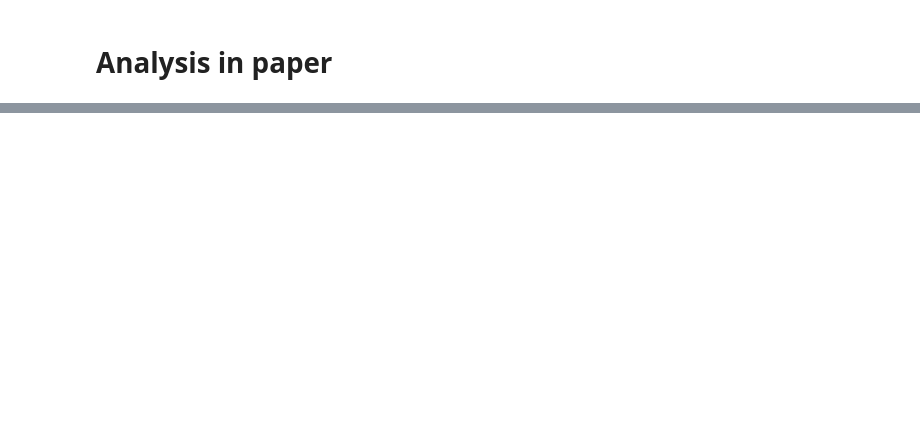
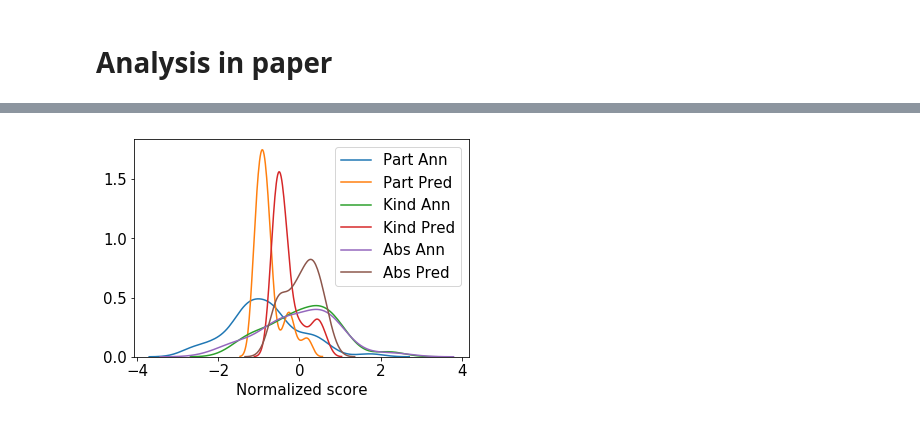
Before and after one commit to mdheller/factslab-python, a Jupyter notebook: bin/genericity_analysis.ipynb, the cells around one changed output, grey strips where cells are left out. Cells and saved outputs as stored; diff of their text form; code cells hidden in the pictures; blank space fills up the shorter version.

```diff
--- a/bin/genericity_analysis.ipynb
+++ b/bin/genericity_analysis.ipynb
@@ -252,2 +308,15 @@ for prop in properties:
 # %% [markdown]
 # Analysis in paper
+# %%
+sigdig = 1
+arg_dev = pd.read_csv('dev_preds_arg.tsv', sep='\t')
+pred_dev = pd.read_csv('dev_preds_pred.tsv', sep='\t')
+
+pron_df = arg_dev[arg_dev['Lemma'].isin(['you', 'they'])]
+print("Pronomial sentences containing you/they with high Is.Kind values\n")
+print(pron_df[pron_df['Is.Kind.Norm'] > 0]['Sentences'].sample(5), "\n")
+
+hyp_df = pred_dev[(pred_dev['Sentences'].str.contains('if'))]
+print("Conditional sentences(with if) with low Is.Hypothetical scores\n")
+print(pred_dev[(pred_dev['Sentences'].str.contains('if ', regex=False)) &
+               (pred_dev['Is.Hypothetical.Pred'] < -0.3)]['Sentences'].sample(5), "\n")
@@ -254,65 +344,16 @@ for prop in properties:
 # %%
-sigdig = 1
-data_arg = pd.read_csv('dev_preds_arg.tsv', sep='\t')
-data_pred = pd.read_csv('dev_preds_pred.tsv', sep='\t')
-
-# Do analysis on argument over here
-# print(data_arg[data_arg['kind.Pred']>1]['kind.Pred'])
-thing_words = data_arg[data_arg['Lemma'].str.contains('thing')]
-# things_words_pred = data_pred[data_pred['Lemma'].str.contains('thing')]
-# print(set(thing_words["Lemma"].tolist()))
+mpl.rcParams.update({'font.size': 15})
+thing_words = arg_dev[arg_dev['Lemma'].str.contains('thing')]
 
 plt.figure()
 sns.distplot(thing_words['Is.Particular.Norm'], hist=False, label='Part Ann').get_figure()
-sns.distplot(thing_words['part.Pred'], hist=False, label='Part Pred').get_figure()
+sns.distplot(thing_words['Is.Particular.Pred'], hist=False, label='Part Pred').get_figure()
 sns.distplot(thing_words['Is.Kind.Norm'], hist=False, label='Kind Ann').get_figure()
-sns.distplot(thing_words['kind.Pred'], hist=False, label='Kind Pred').get_figure()
+sns.distplot(thing_words['Is.Kind.Pred'], hist=False, label='Kind Pred').get_figure()
 sns.distplot(thing_words['Is.Abstract.Norm'], hist=False, label='Abs Ann').get_figure()
-sns.distplot(thing_words['abs.Pred'], hist=False, label='Abs Pred').get_figure()
+sns.distplot(thing_words['Is.Abstract.Pred'], hist=False, label='Abs Pred').get_figure()
 plt.xlabel('Normalized score')
-plt.savefig('things.png', transparent=True)
-
-
-print([(a, len(data_arg[data_arg['POS'] == a])) for a in list(set(data_arg['POS'].tolist()))])
-# R1 and correlation based on POS and gov_rel
-print("\nArg POS")
-for pos in list(set(data_arg['POS'].tolist())):
-    data_new = data_arg[data_arg['POS'] == pos]
-    print(pos, '&', np.round(pearsonr(data_new['Is.Particular.Norm'], data_new['part.Pred'])[0] * 100, sigdig), '&', np.round(r1_score(data_new['Is.Particular.Norm'], data_new['part.Pred']) * 100, sigdig), '&', np.round(pearsonr(data_new['Is.Kind.Norm'], data_new['kind.Pred'])[0] * 100, sigdig), '&', np.round(r1_score(data_new['Is.Kind.Norm'], data_new['kind.Pred']) * 100, sigdig), '&', np.round(pearsonr(data_new['Is.Abstract.Norm'], data_new['abs.Pred'])[0] * 100, sigdig), '&', np.round(r1_score(data_new['Is.Abstract.Norm'], data_new['abs.Pred']) * 100, sigdig), '&', np.round(r1_score(data_new.loc[:, ['Is.Particular.Norm', 'Is.Kind.Norm', 'Is.Abstract.Norm']].values, data_new.loc[:, ['part.Pred', 'kind.Pred', 'abs.Pred']].values) * 100, sigdig), "\\\\")
-
-print([(a, len(data_arg[data_arg['DEPREL'] == a])) for a in list(set(data_arg['DEPREL'].tolist()))])
-print("\nArg DEPREL")
-# R1 and correlation based on POS and gov_rel
-for deprel in list(set(data_arg['DEPREL'].tolist())):
-    data_new = data_arg[data_arg['DEPREL'] == deprel]
-    print(deprel, '&', np.round(pearsonr(data_new['Is.Particular.Norm'], data_new['part.Pred'])[0] * 100, sigdig), '&', np.round(r1_score(data_new['Is.Particular.Norm'], data_new['part.Pred']) * 100, sigdig), '&', np.round(pearsonr(data_new['Is.Kind.Norm'], data_new['kind.Pred'])[0] * 100, sigdig), '&', np.round(r1_score(data_new['Is.Kind.Norm'], data_new['kind.Pred']) * 100, sigdig), '&', np.round(pearsonr(data_new['Is.Abstract.Norm'], data_new['abs.Pred'])[0] * 100, sigdig), '&', np.round(r1_score(data_new['Is.Abstract.Norm'], data_new['abs.Pred']) * 100, sigdig), '&', np.round(r1_score(data_new.loc[:, ['Is.Particular.Norm', 'Is.Kind.Norm', 'Is.Abstract.Norm']].values, data_new.loc[:, ['part.Pred', 'kind.Pred', 'abs.Pred']].values) * 100, sigdig), "\\\\")
-
-
-print("\npred POS")
-for pos in list(set(data_pred['POS'].tolist())):
-    data_new = data_pred[data_pred['POS'] == pos]
-    print(pos, '&', np.round(pearsonr(data_new['Is.Particular.Norm'], data_new['part.Pred'])[0] * 100, sigdig), '&', np.round(r1_score(data_new['Is.Particular.Norm'], data_new['part.Pred']) * 100, sigdig), '&', np.round(pearsonr(data_new['Is.Hypothetical.Norm'], data_new['hyp.Pred'])[0] * 100, sigdig), '&', np.round(r1_score(data_new['Is.Hypothetical.Norm'], data_new['hyp.Pred']) * 100, sigdig), '&', np.round(pearsonr(data_new['Is.Dynamic.Norm'], data_new['dyn.Pred'])[0] * 100, sigdig), '&', np.round(r1_score(data_new['Is.Dynamic.Norm'], data_new['dyn.Pred']) * 100, sigdig), '&', np.round(r1_score(data_new.loc[:, ['Is.Particular.Norm', 'Is.Hypothetical.Norm', 'Is.Dynamic.Norm']].values, data_new.loc[:, ['part.Pred', 'hyp.Pred', 'dyn.Pred']].values) * 100, sigdig), "\\\\")
-
-print("\npred DEPREL")
-# R1 and correlation based on POS and gov_rel
-for deprel in list(set(data_pred['DEPREL'].tolist())):
-    data_new = data_pred[data_pred['DEPREL'] == deprel]
-    print(deprel, '&', np.round(pearsonr(data_new['Is.Particular.Norm'], data_new['part.Pred'])[0] * 100, sigdig), '&', np.round(r1_score(data_new['Is.Particular.Norm'], data_new['part.Pred']) * 100, sigdig), '&', np.round(pearsonr(data_new['Is.Hypothetical.Norm'], data_new['hyp.Pred'])[0] * 100, sigdig), '&', np.round(r1_score(data_new['Is.Hypothetical.Norm'], data_new['hyp.Pred']) * 100, sigdig), '&', np.round(pearsonr(data_new['Is.Dynamic.Norm'], data_new['dyn.Pred'])[0] * 100, sigdig), '&', np.round(r1_score(data_new['Is.Dynamic.Norm'], data_new['dyn.Pred']) * 100, sigdig), '&', np.round(r1_score(data_new.loc[:, ['Is.Particular.Norm', 'Is.Hypothetical.Norm', 'Is.Dynamic.Norm']].values, data_new.loc[:, ['part.Pred', 'hyp.Pred', 'dyn.Pred']].values) * 100, sigdig), "\\\\")
-
-
-for pos in list(set(data_arg['POS'].tolist()).intersection()):
-    data_new = data_arg[data_arg['POS'] == pos]
-    data_new2 = data_pred[data_pred['POS'] == pos]
-    print(pos, '&', np.round(pearsonr(data_new['Is.Kind.Norm'], data_new['kind.Pred'])[0] * 100, sigdig), '&', np.round(r1_score(data_new['Is.Kind.Norm'], data_new['kind.Pred']) * 100, sigdig), '&', np.round(pearsonr(data_new['Is.Abstract.Norm'], data_new['abs.Pred'])[0] * 100, sigdig), '&', np.round(r1_score(data_new['Is.Abstract.Norm'], data_new['abs.Pred']) * 100, sigdig), '&', np.round(pearsonr(data_new2['Is.Hypothetical.Norm'], data_new2['hyp.Pred'])[0] * 100, sigdig), '&', np.round(r1_score(data_new2['Is.Hypothetical.Norm'], data_new2['hyp.Pred']) * 100, sigdig), "\\\\")
-
-for deprel in list(set(data_arg['DEPREL'].tolist())):
-    data_new = data_arg[data_arg['DEPREL'] == deprel]
-    data_new2 = data_pred[data_pred['DEPREL'] == deprel]
-    print(deprel, '&', np.round(pearsonr(data_new['Is.Kind.Norm'], data_new['kind.Pred'])[0] * 100, sigdig), '&', np.round(r1_score(data_new['Is.Kind.Norm'], data_new['kind.Pred']) * 100, sigdig), '&', np.round(pearsonr(data_new['Is.Abstract.Norm'], data_new['abs.Pred'])[0] * 100, sigdig), '&', np.round(r1_score(data_new['Is.Abstract.Norm'], data_new['abs.Pred']) * 100, sigdig), '&', np.round(pearsonr(data_new2['Is.Hypothetical.Norm'], data_new2['hyp.Pred'])[0] * 100, sigdig), '&', np.round(r1_score(data_new2['Is.Hypothetical.Norm'], data_new2['hyp.Pred']) * 100, sigdig), "\\\\")
-
-
-pron_df = data_arg[data_arg['Lemma'].isin(['you', 'they'])]
-print(pron_df[pron_df['Is.Kind.Norm'] > 0]['Sentences'])
-
-hyp_df = data_pred[(data_pred['Sentences'].str.contains('if'))]
-print(data_pred[(data_pred['Sentences'].str.contains('if ', regex=False)) & (data_pred['hyp.Pred'] < -0.3)]['Sentences'])
+plt.show()
+# plt.savefig('things.png', transparent=True)
+# %% [output]
+[figure, added]
```
Also changed, not shown: parts of 12 cells of this notebook.
